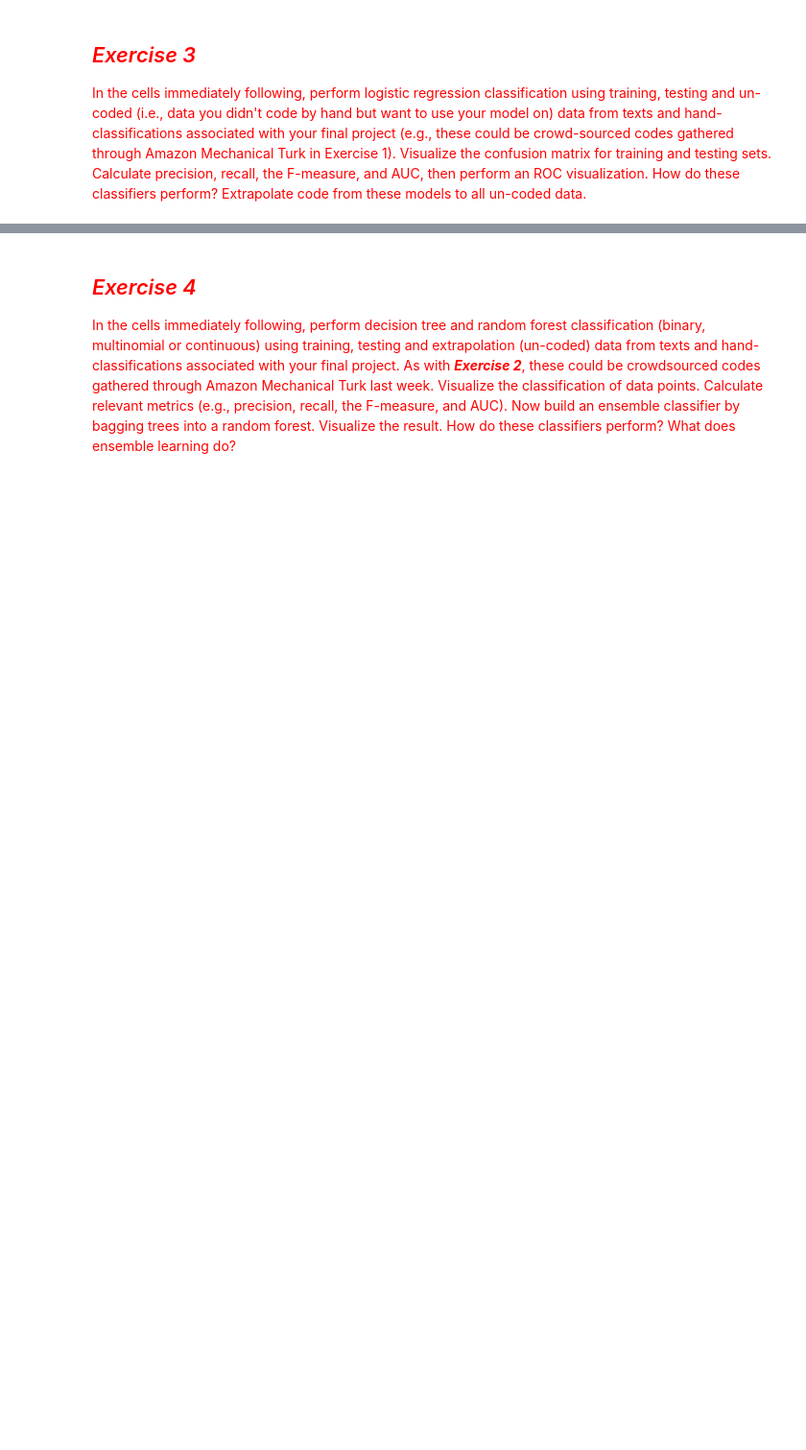
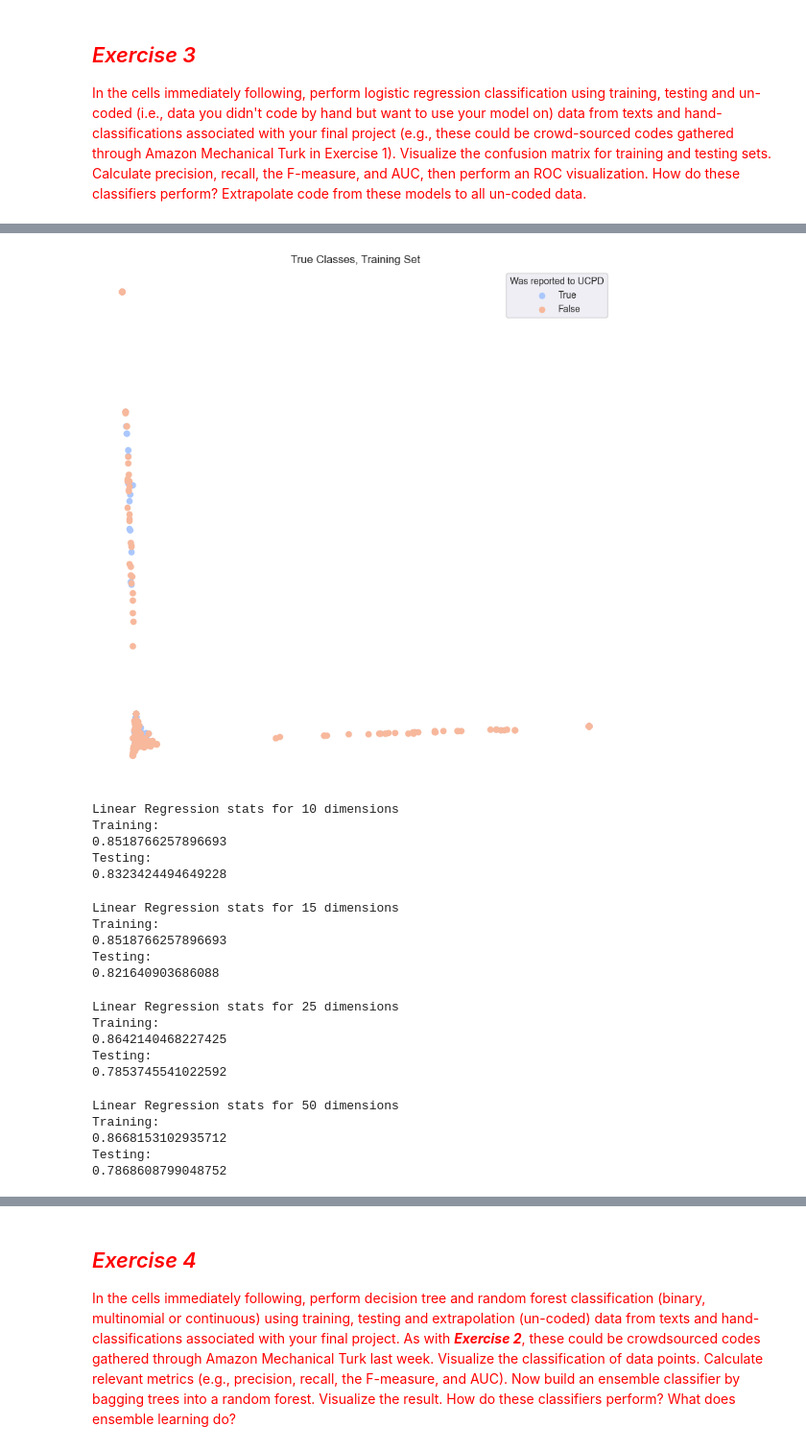
Before and after one commit to michplunkett/computational-content-analysis, a Jupyter notebook: 5-MichaelPlunkett-Answers.ipynb, the cells around one changed output, grey strips where cells are left out. Shown at 96% size. Cells and saved outputs as stored; diff of their text form; code cells hidden in the pictures; blank space fills up the shorter version.

```diff
--- a/5-MichaelPlunkett-Answers.ipynb
+++ b/5-MichaelPlunkett-Answers.ipynb
@@ -350,3 +714,7 @@ gathered through Amazon Mechanical Turk in Exercise 1). Visualize the confusion
 matrix for training and testing sets. Calculate precision, recall, the F-measure,
 and AUC, then perform an ROC visualization. How do these classifiers perform?
 Extrapolate code from these models to all un-coded data.
+# %%
+ucpd_reports["UCPD_Reported"] = [d == "CPD" for d in ucpd_reports["disposition"]]
+ucpd_reports["category"] = [r for r in ucpd_reports["UCPD_Reported"]]
+ucpd_reports.head(50)
@@ -352,0 +739,74 @@ Extrapolate code from these models to all un-coded data.
+# %%
+# Create general variables
+lg_train_df, lg_test_df = sklearn.model_selection.train_test_split(
+    ucpd_reports, test_size=TEST_SPLIT
+)
+tf_vectorizer = sklearn.feature_extraction.text.TfidfVectorizer(
+    max_df=100, min_df=2, stop_words="english", norm="l2"
+)
+ucpd_pca = sklearn.decomposition.PCA()
+
+# Apply vectors to training and test
+tf_vectors_train = tf_vectorizer.fit_transform(lg_train_df["comments"])
+lg_train_df["vectors"] = [np.array(v).flatten() for v in tf_vectors_train.todense()]
+lg_train_df["vect"] = [r for r in lg_train_df["vectors"]]
+
+tf_vectors_test = tf_vectorizer.fit_transform(lg_test_df["comments"])
+lg_test_df["vectors"] = [np.array(v).flatten() for v in tf_vectors_test.todense()]
+lg_test_df["vect"] = [r for r in lg_test_df["vectors"]]
+
+reduced_data_train = ucpd_pca.fit_transform(np.stack(lg_train_df["vectors"], axis=0))
+lg_train_df["pca"] = [r for r in reduced_data_train]
+
+reduced_data_test = ucpd_pca.fit_transform(np.stack(lg_test_df["vectors"], axis=0))
+lg_test_df["pca"] = [r for r in reduced_data_test]
+# %%
+vis_fig, vis_ax = plt.subplots(figsize=(10, 10))
+vis_ax.axis("off")
+pallet = seaborn.color_palette(palette="coolwarm", n_colors=2)
+
+# Plot UCPD_Reported
+a = np.stack(lg_train_df[lg_train_df["UCPD_Reported"]]["pca"])
+vis_ax.scatter(a[:, 0], a[:, 1], c=pallet[0], label="True")
+
+# Plot not UCPD_Reported
+a = np.stack(lg_train_df[lg_train_df["UCPD_Reported"].eq(False)]["pca"])
+vis_ax.scatter(a[:, 0], a[:, 1], c=pallet[1], label="False")
+
+vis_ax.legend(loc="upper right", title="Was reported to UCPD")
+plt.title("True Classes, Training Set")
+plt.show()
+# %% [output]
+[figure, added]
+# %%
+pca_split_stats(lg_test_df, lg_train_df, "pca_reduced_10", "UCPD_Reported", 10)
+# %% [output]
+Linear Regression stats for 10 dimensions
+Training:
+0.8518766257896693
+Testing:
+0.8323424494649228
+# %%
+pca_split_stats(lg_test_df, lg_train_df, "pca_reduced_15", "UCPD_Reported", 15)
+# %% [output]
+Linear Regression stats for 15 dimensions
+Training:
+0.8518766257896693
+Testing:
+0.821640903686088
+# %%
+pca_split_stats(lg_test_df, lg_train_df, "pca_reduced_25", "UCPD_Reported", 25)
+# %% [output]
+Linear Regression stats for 25 dimensions
+Training:
+0.8642140468227425
+Testing:
+0.7853745541022592
+# %%
+pca_split_stats(lg_test_df, lg_train_df, "pca_reduced_50", "UCPD_Reported", 50)
+# %% [output]
+Linear Regression stats for 50 dimensions
+Training:
+0.8668153102935712
+Testing:
+0.7868608799048752
```
Also changed, not shown: parts of 28 cells of this notebook.
